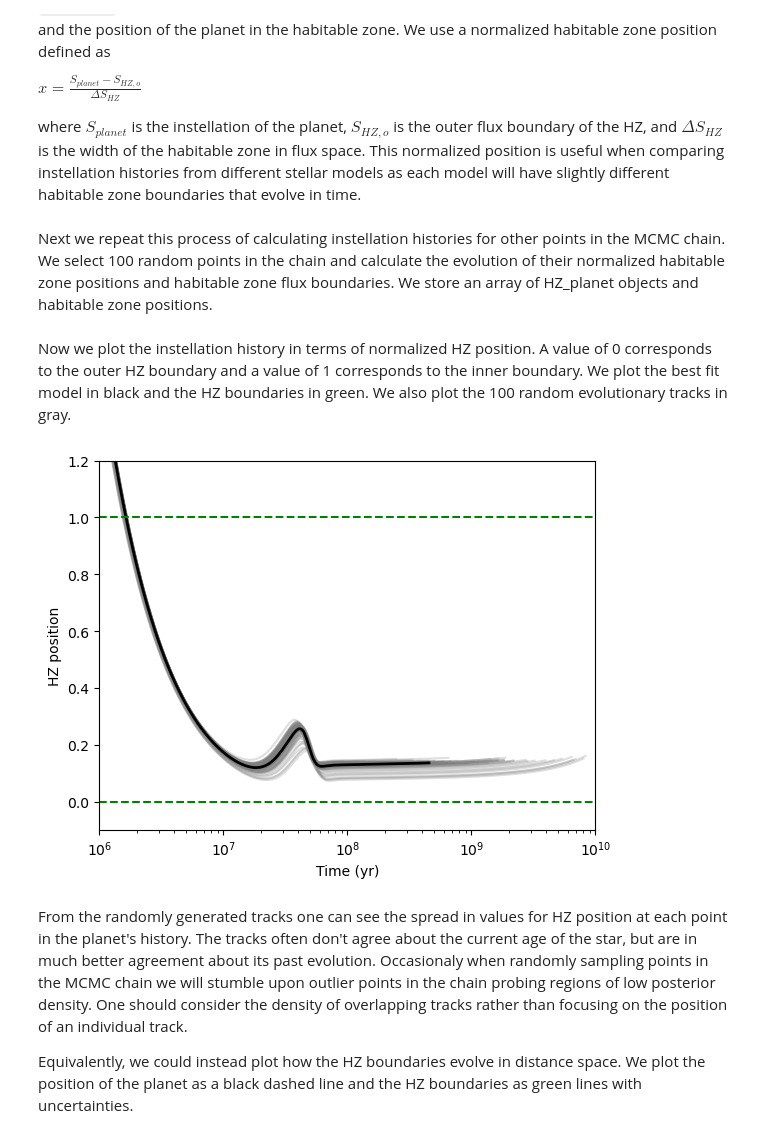
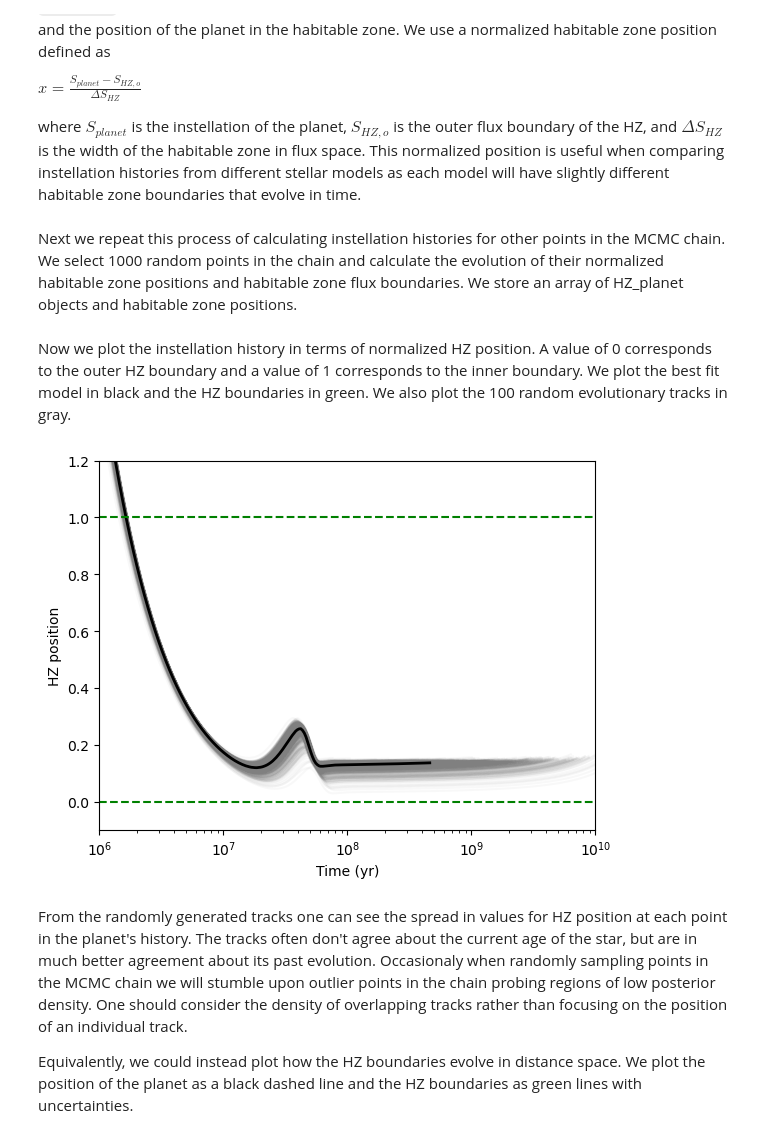
Before and after one commit to nwtuchow/HZ_evolution, a Jupyter notebook: Notebooks/Kepler62f_example.ipynb, the cells around one changed output. Drawn from its saved outputs; the diff is of its cells as text; code cells hidden in the pictures.

```diff
--- a/Notebooks/Kepler62f_example.ipynb
+++ b/Notebooks/Kepler62f_example.ipynb
@@ -252,9 +252,9 @@ hz_outer_flux= best_planet_obj.S_outer
 hz_width=hz_inner_flux-hz_outer_flux
 best_hz_pos= (best_planet_obj.Seff - hz_outer_flux)/hz_width
 # %% [markdown]
-Next we repeat this process of calculating instellation histories for other points in the MCMC chain. We select 100 random points in the chain and calculate the evolution of their normalized habitable zone positions and habitable zone flux boundaries. We store an array of HZ_planet objects and habitable zone positions.
+Next we repeat this process of calculating instellation histories for other points in the MCMC chain. We select 1000 random points in the chain and calculate the evolution of their normalized habitable zone positions and habitable zone flux boundaries. We store an array of HZ_planet objects and habitable zone positions.
 # %%
-ntracks=100
+ntracks=1000
 planet_arr=np.empty(ntracks, dtype=hz.HZ_planet)
 hz_pos_arr=np.empty((ntracks,n_eep))
 
@@ -281,22 +281,22 @@ Now we plot the instellation history in terms of normalized HZ position. A value
 # %%
 S_fig, S_ax = plt.subplots()
 
 for j in range(ntracks):
     planet_obj=planet_arr[j]
-    S_ax.plot(planet_obj.age,hz_pos_arr[j,:],color='gray',alpha=0.25)
+    S_ax.plot(planet_obj.age,hz_pos_arr[j,:],color='gray',alpha=0.05)
 
 S_ax.plot(best_planet_obj.age,best_hz_pos,color='black',lw=2)
 
 S_ax.axhline(y=1,color='green',ls='--')
 S_ax.axhline(y=0,color='green',ls='--')
 
 S_ax.set_xlabel("Time (yr)")
 S_ax.set_ylabel("HZ position")
 S_ax.set_xlim([1e6,1e10])
 S_ax.set_ylim([-0.1,1.2])
 S_ax.set_xscale('log')
 # %% [output]
-[figure, old version]
+[figure, new version]
 # %% [markdown]
 From the randomly generated tracks one can see the spread in values for HZ position at each point in the planet's history. The tracks often don't agree about the current age of the star, but are in much better agreement about its past evolution. Occasionaly when randomly sampling points in the MCMC chain we will stumble upon outlier points in the chain probing regions of low posterior density. One should consider the density of overlapping tracks rather than focusing on the position of an individual track.
 
```
Also changed, not shown: parts of 9 cells of this notebook, 4 other files.
